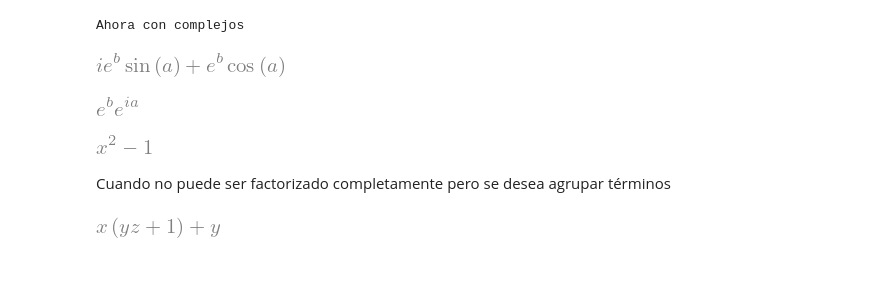
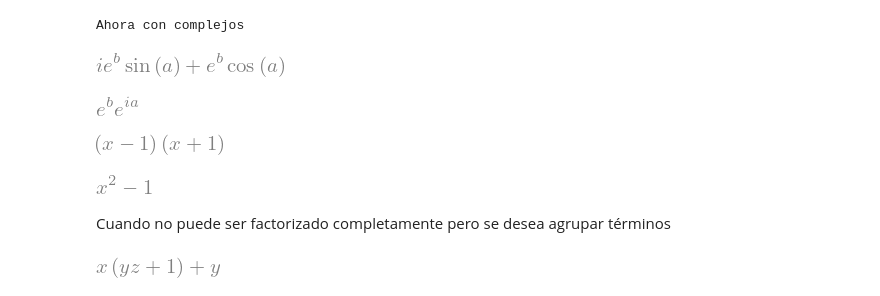
Before and after one commit to Santiago-Echeverri-Arteaga/Programacion_UQ_Fisica, a Jupyter notebook: Codigos/sympy_scipy_matplotlib.ipynb, the cells around one changed output. Saved outputs shown, nothing was run; the diff lists cells and outputs as text; code cells hidden in the pictures; blank space fills up the shorter version.

```diff
--- a/Codigos/sympy_scipy_matplotlib.ipynb
+++ b/Codigos/sympy_scipy_matplotlib.ipynb
@@ -168,10 +175,11 @@ Ahora con complejos
 [figure]
 [figure]
 # %%
-sp.factor(x**2 - 1)
-sp.simplify(x**2 - 1)
+display(sp.factor(x**2 - 1))
+display(sp.simplify(x**2 - 1))
 # %% [output]
-[figure, old version]
+[figure, new version]
+[figure, added]
 # %% [markdown]
 Cuando no puede ser factorizado completamente pero se desea agrupar términos
 # %%
```
Also changed, not shown: parts of 18 cells of this notebook, 4 other files.
